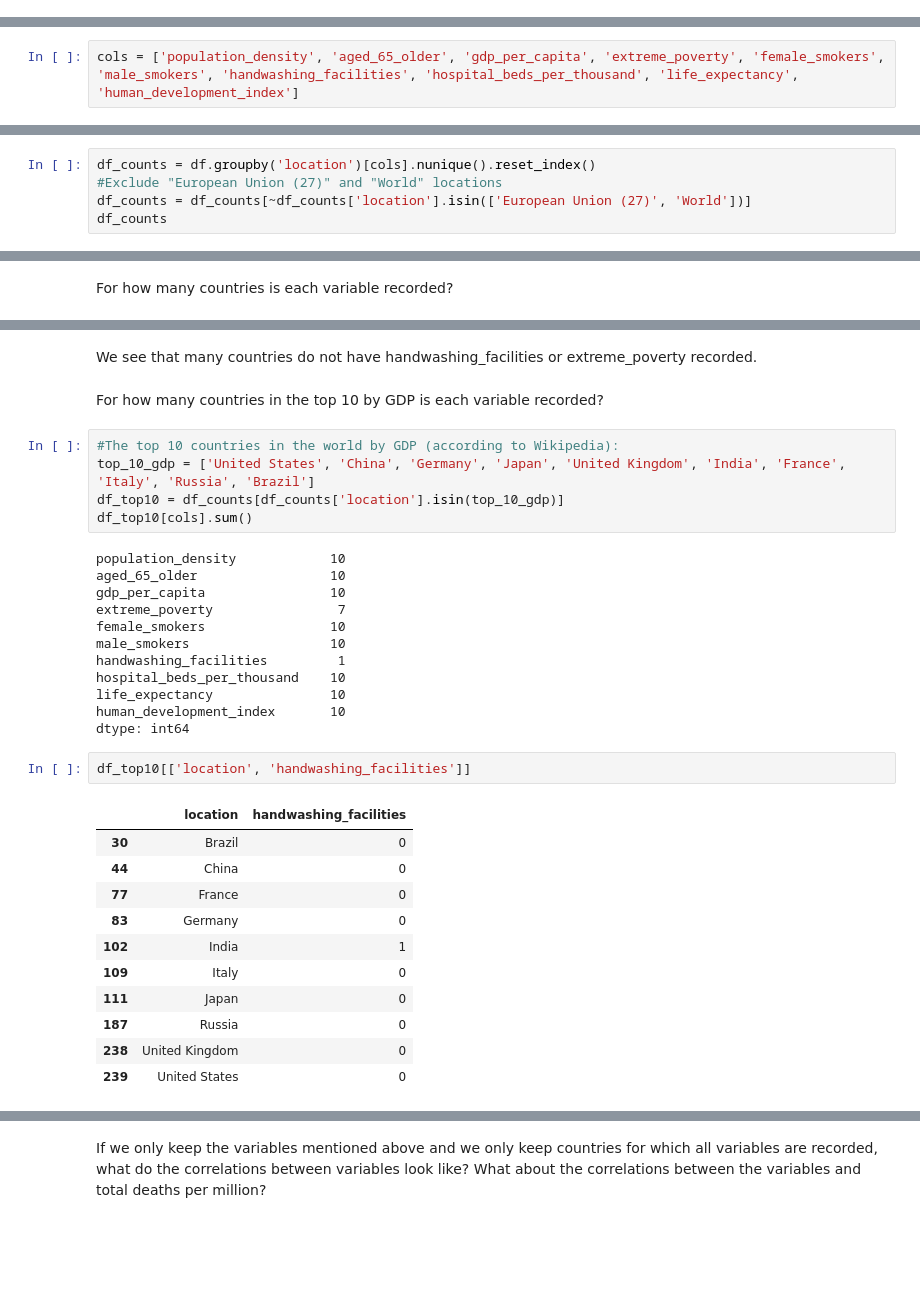
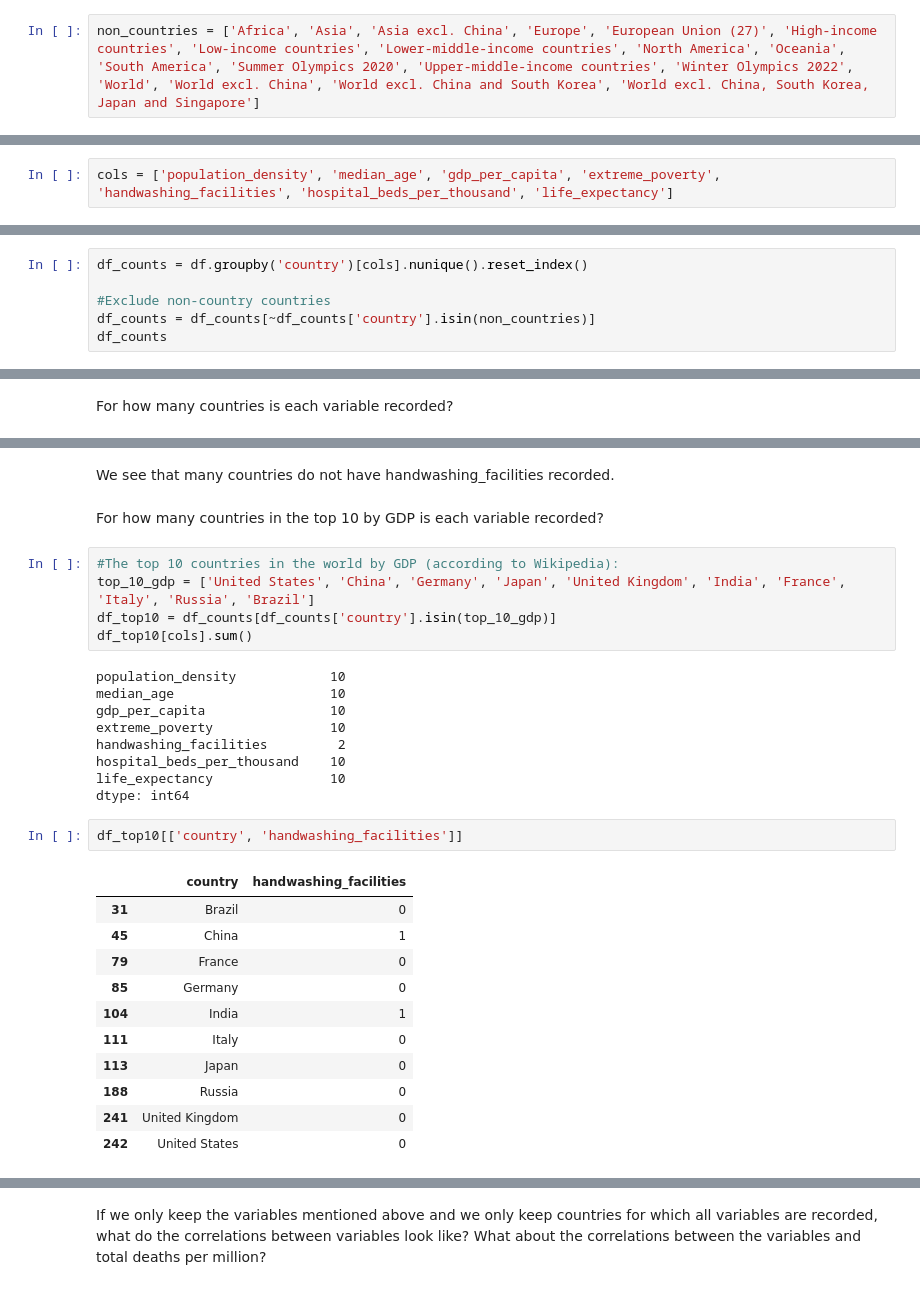
Before and after one commit to xiaoran0606/305-project, a Jupyter notebook: EDA/covid_socioeconomic.ipynb, the cells around one changed output, grey strips where cells are left out. Saved outputs shown, nothing was run; the diff lists cells and outputs as text; blank space fills up the shorter version.

```diff
--- a/EDA/covid_socioeconomic.ipynb
+++ b/EDA/covid_socioeconomic.ipynb
@@ -34 +55,3 @@ We see that there are two locations labeled "European Union (27)" and "World." T
+# %%
+non_countries = ['Africa', 'Asia', 'Asia excl. China', 'Europe', 'European Union (27)', 'High-income countries', 'Low-income countries', 'Lower-middle-income countries', 'North America', 'Oceania', 'South America', 'Summer Olympics 2020', 'Upper-middle-income countries', 'Winter Olympics 2022', 'World', 'World excl. China', 'World excl. China and South Korea', 'World excl. China, South Korea, Japan and Singapore']
 # %% [markdown]
@@ -36,10 +59,11 @@ Some socioeconomic variables that seem of interest:
 # %%
-cols = ['population_density', 'aged_65_older', 'gdp_per_capita', 'extreme_poverty', 'female_smokers', 'male_smokers', 'handwashing_facilities', 'hospital_beds_per_thousand', 'life_expectancy', 'human_development_index']
+cols = ['population_density', 'median_age', 'gdp_per_capita', 'extreme_poverty', 'handwashing_facilities', 'hospital_beds_per_thousand', 'life_expectancy']
 # %% [markdown]
 How often is the measurement of each variable updated for each country? In other words, how many unique values of each variable are recorded for each country?
 # %%
-df_counts = df.groupby('location')[cols].nunique().reset_index()
-#Exclude "European Union (27)" and "World" locations
-df_counts = df_counts[~df_counts['location'].isin(['European Union (27)', 'World'])]
+df_counts = df.groupby('country')[cols].nunique().reset_index()
+
+#Exclude non-country countries
+df_counts = df_counts[~df_counts['country'].isin(non_countries)]
 df_counts
 # %% [output]
@@ -90,36 +108,33 @@ human_development_index       189
 dtype: int64
 # %% [markdown]
-We see that many countries do not have handwashing_facilities or extreme_poverty recorded.
+We see that many countries do not have handwashing_facilities recorded.
 # %% [markdown]
 For how many countries in the top 10 by GDP is each variable recorded?
 # %%
 #The top 10 countries in the world by GDP (according to Wikipedia):
 top_10_gdp = ['United States', 'China', 'Germany', 'Japan', 'United Kingdom', 'India', 'France', 'Italy', 'Russia', 'Brazil']
-df_top10 = df_counts[df_counts['location'].isin(top_10_gdp)]
+df_top10 = df_counts[df_counts['country'].isin(top_10_gdp)]
 df_top10[cols].sum()
 # %% [output]
 population_density            10
-aged_65_older                 10
+median_age                    10
 gdp_per_capita                10
-extreme_poverty                7
-female_smokers                10
-male_smokers                  10
-handwashing_facilities         1
+extreme_poverty               10
+handwashing_facilities         2
 hospital_beds_per_thousand    10
 life_expectancy               10
-human_development_index       10
 dtype: int64
 # %%
-df_top10[['location', 'handwashing_facilities']]
+df_top10[['country', 'handwashing_facilities']]
 # %% [output]
-|  | location | handwashing_facilities |
-| 30 | Brazil | 0 |
-| 44 | China | 0 |
-| 77 | France | 0 |
-| 83 | Germany | 0 |
-| 102 | India | 1 |
-| 109 | Italy | 0 |
-| 111 | Japan | 0 |
-| 187 | Russia | 0 |
-| 238 | United Kingdom | 0 |
-| 239 | United States | 0 |
+|  | country | handwashing_facilities |
+| 31 | Brazil | 0 |
+| 45 | China | 1 |
+| 79 | France | 0 |
+| 85 | Germany | 0 |
+| 104 | India | 1 |
+| 111 | Italy | 0 |
+| 113 | Japan | 0 |
+| 188 | Russia | 0 |
+| 241 | United Kingdom | 0 |
+| 242 | United States | 0 |
```
Also changed, not shown: parts of 29 cells of this notebook.
